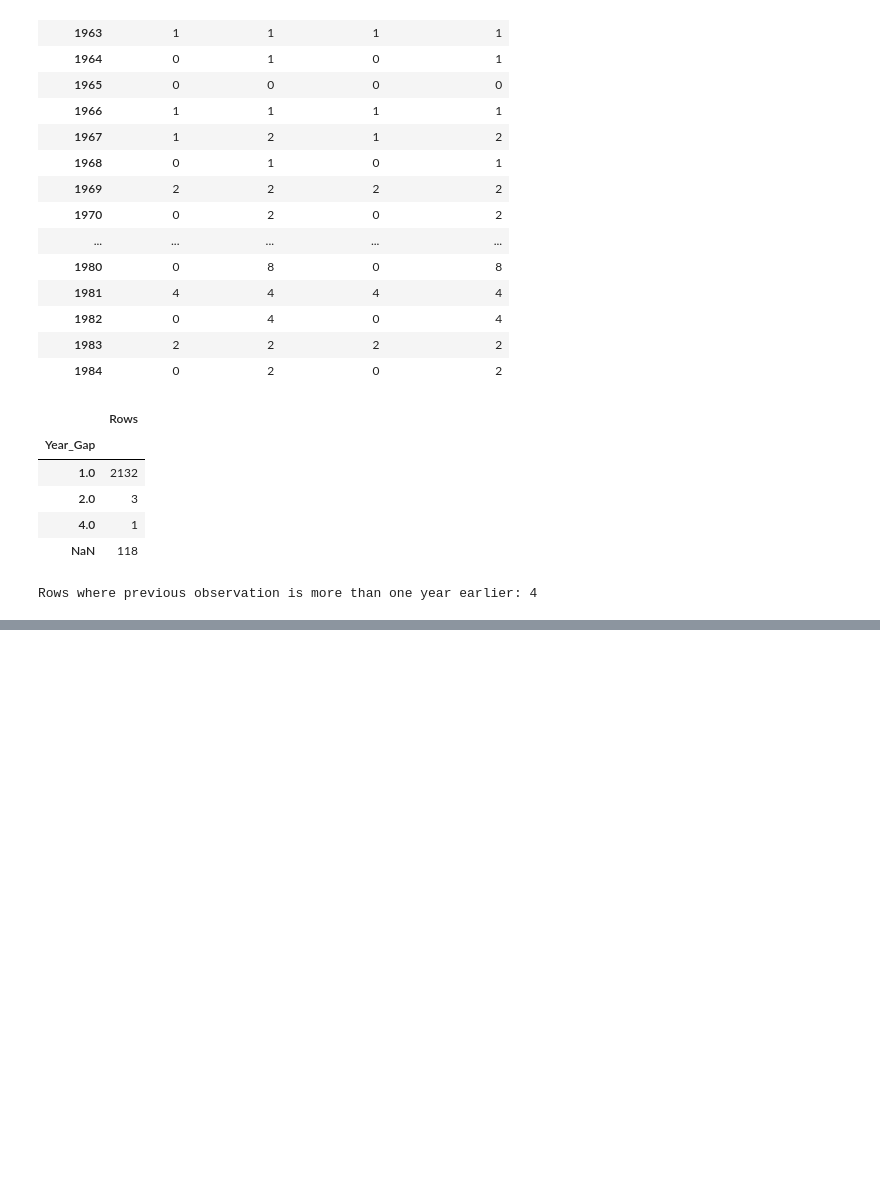
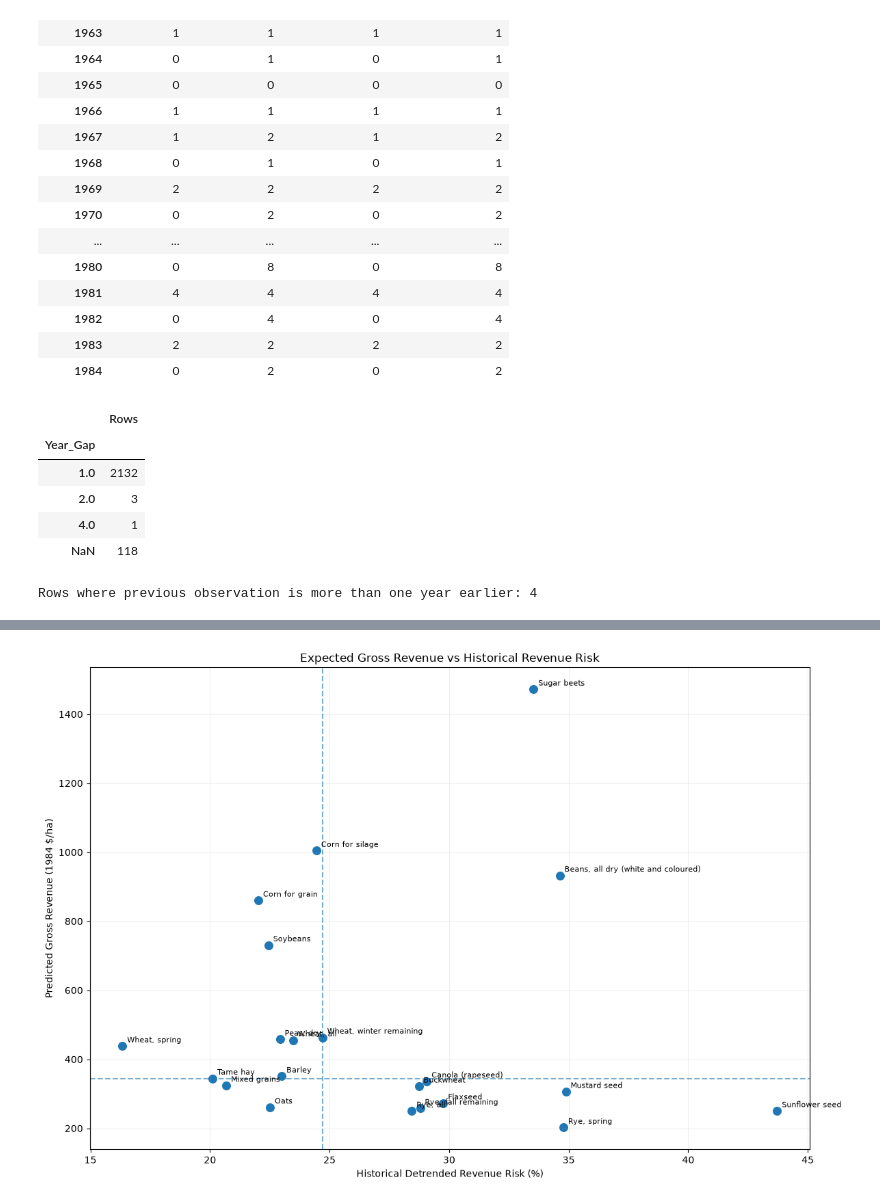
Before and after one commit to CalebHasch/Canadian_crop_yield_models, a Jupyter notebook: Canadian_agricultural_planning.ipynb, the cells around one changed output, grey strips where cells are left out. Drawn from its saved outputs; the diff is of its cells as text; code cells hidden in the pictures; blank space fills up the shorter version.

```diff
--- a/Canadian_agricultural_planning.ipynb
+++ b/Canadian_agricultural_planning.ipynb
@@ -3902,0 +7787,76 @@ Missing values created at the beginning of individual historical series are trea
+# %%
+# ============================================================
+# Expected Revenue vs Historical Risk
+# ============================================================
+
+median_risk = (
+    crop_return_risk[
+        "Normalized_Risk_%"
+    ].median()
+)
+
+median_revenue = (
+    crop_return_risk[
+        "Expected_Revenue_per_ha"
+    ].median()
+)
+
+plt.figure(figsize=(12, 8))
+
+plt.scatter(
+    crop_return_risk[
+        "Normalized_Risk_%"
+    ],
+    crop_return_risk[
+        "Expected_Revenue_per_ha"
+    ],
+    s=70
+)
+
+plt.axvline(
+    median_risk,
+    linestyle="--",
+    alpha=0.6
+)
+
+plt.axhline(
+    median_revenue,
+    linestyle="--",
+    alpha=0.6
+)
+
+for _, row in crop_return_risk.iterrows():
+
+    plt.annotate(
+        row["Type of crop"],
+        (
+            row["Normalized_Risk_%"],
+            row[
+                "Expected_Revenue_per_ha"
+            ]
+        ),
+        xytext=(5, 4),
+        textcoords="offset points",
+        fontsize=8
+    )
+
+plt.xlabel(
+    "Historical Detrended Revenue Risk (%)"
+)
+
+plt.ylabel(
+    "Predicted Gross Revenue "
+    "(1984 $/ha)"
+)
+
+plt.title(
+    "Expected Gross Revenue vs "
+    "Historical Revenue Risk"
+)
+
+plt.grid(alpha=0.2)
+
+plt.tight_layout()
+plt.show()
+# %% [output]
+[figure, added]
```
Also changed, not shown: parts of 88 cells of this notebook.
